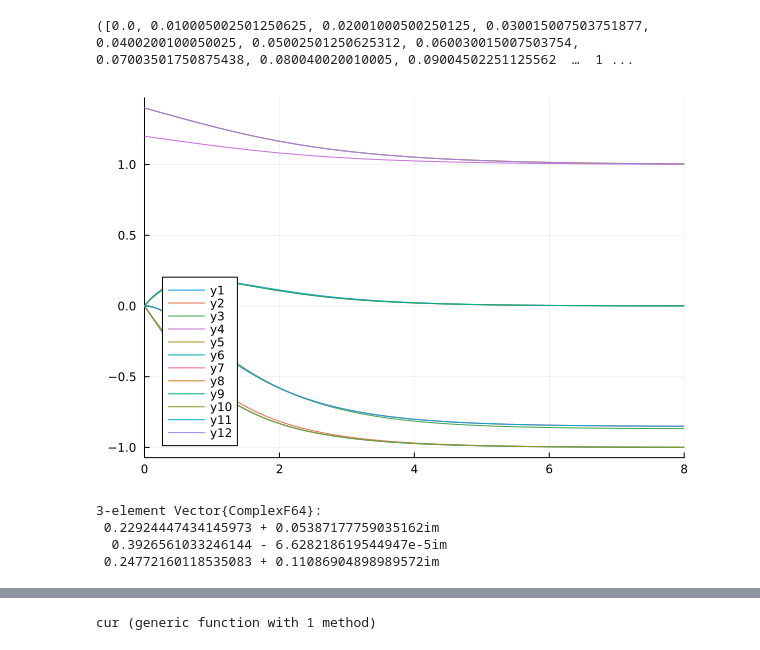
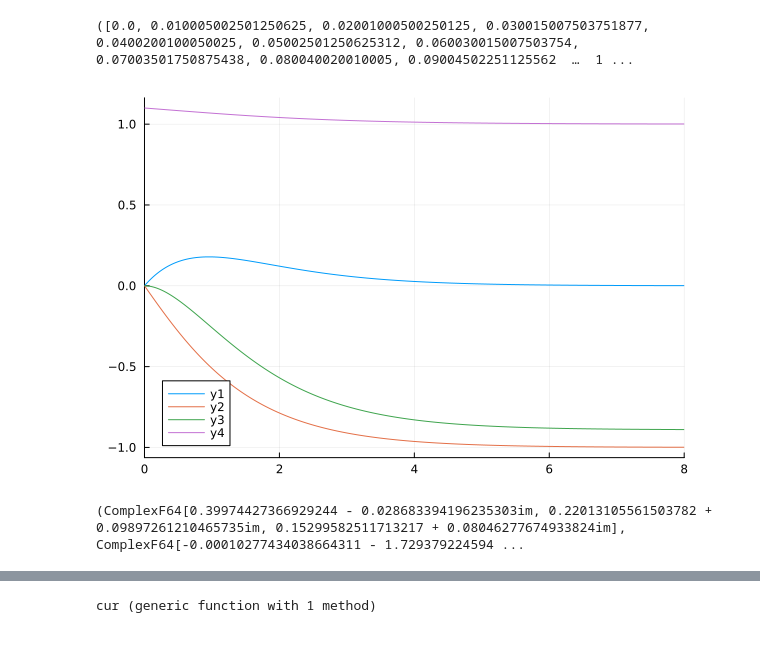
Before and after one commit to HaojieZhang917/Rotating-Flow-ToolKit, a Jupyter notebook: compress/BEK/Vonkarmen_bone/Bone.ipynb, the cells around one changed output, grey strips where cells are left out. Saved outputs shown, nothing was run; the diff lists cells and outputs as text; code cells hidden in the pictures.

```diff
--- a/compress/BEK/Vonkarmen_bone/Bone.ipynb
+++ b/compress/BEK/Vonkarmen_bone/Bone.ipynb
@@ -76,36 +56,33 @@ end
 # %% [output]
 interp (generic function with 1 method)
 # %%
-Tw = 1.4
+Tw = 1.1
 pushfirst!(PyVector(pyimport("sys")."path"), @__DIR__)
 bone = pyimport("Bone")
 z, H, F, G, T, dF, dG, dT, info = bone.get_baseflow(Tw)
 # %% [output]
 ([0.0, 0.010005002501250625, 0.02001000500250125, 0.030015007503751877, 0.0400200100050025, 0.05002501250625312, 0.060030015007503754, 0.07003501750875438, 0.080040020010005, 0.09004502251125562  …  1 ...
 # %%
-plot!(z,F,xlims=[0,8])
+plot(z,F,xlims=[0,8])
 plot!(z,-G)
 plot!(z,H)
 plot!(z,T)
 # %% [output]
-[figure, old version]
+[figure, new version]
 # %%
 R = 285.365
 omega = 0.0
 be = 0.07759
-Tw = 0.99
+Tw = 1.1
 alpha_ref = 0.384 + 0im
 pushfirst!(PyVector(pyimport("sys")."path"), @__DIR__)
 bone = pyimport("Bone")
 z, H, F, G, T, dF, dG, dT, info = bone.get_baseflow(Tw)
 N_cheb = 99
-c = 0.3
+c_ini = 0.3
 num = 3
-D,D2,x = Cheb(N_cheb)
+DM,D2M,x = CRC_STA.cheb_points(N_cheb)
 F,G,H,T = interp(F,G,H,T,x,N_cheb)
-val = eigsol(F,G,H,T,R,omega,be,N_cheb,D,D2,c,num)
+val,vec = eigsol(F,G,H,T,R,omega,be,N_cheb,DM,D2M,c_ini,num)
 # %% [output]
-3-element Vector{ComplexF64}:
- 0.22924447434145973 + 0.05387177759035162im
-  0.3926561033246144 - 6.628218619544947e-5im
- 0.24772160118535083 + 0.11086904898989572im
+(ComplexF64[0.39974427366929244 - 0.028683394196235303im, 0.22013105561503782 + 0.09897261210465735im, 0.15299582511713217 + 0.08046277674933824im], ComplexF64[-0.00010277434038664311 - 1.729379224594 ...
```
Also changed, not shown: parts of 8 cells of this notebook, 22 other files.
